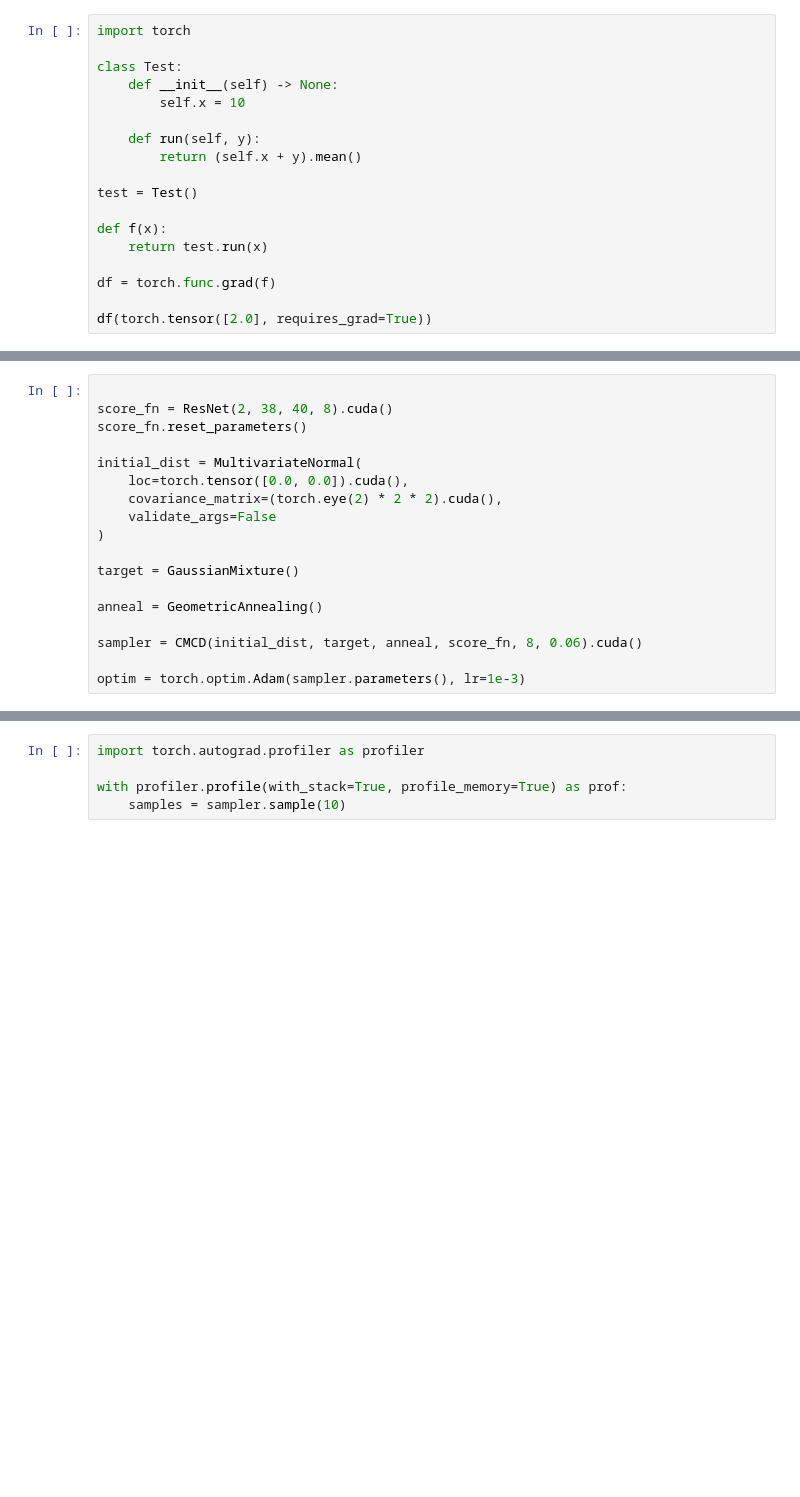
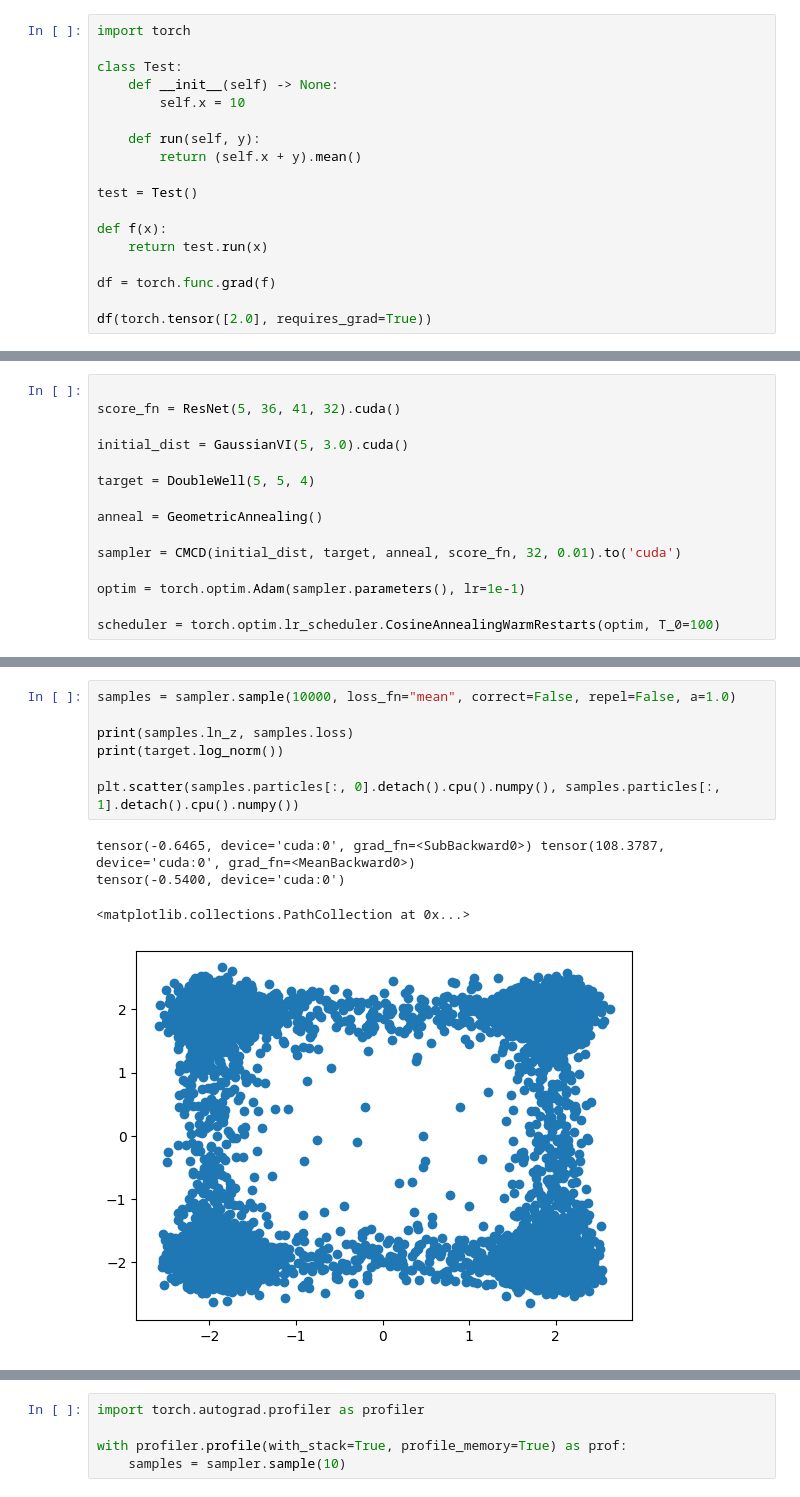
Before and after one commit to brianlck/dissertation, a Jupyter notebook: test.ipynb, the cells around one changed output, grey strips where cells are left out. Saved outputs shown, nothing was run; the diff lists cells and outputs as text; blank space fills up the shorter version.

```diff
--- a/test.ipynb
+++ b/test.ipynb
@@ -37,18 +103,15 @@ from torch.distributions import MultivariateNormal
 # %%
 
-score_fn = ResNet(2, 38, 40, 8).cuda()
-score_fn.reset_parameters()
+score_fn = ResNet(5, 36, 41, 32).cuda()
 
-initial_dist = MultivariateNormal(
-    loc=torch.tensor([0.0, 0.0]).cuda(),
-    covariance_matrix=(torch.eye(2) * 2 * 2).cuda(),
-    validate_args=False
-)
+initial_dist = GaussianVI(5, 3.0).cuda()
 
-target = GaussianMixture()
+target = DoubleWell(5, 5, 4)
 
 anneal = GeometricAnnealing()
 
-sampler = CMCD(initial_dist, target, anneal, score_fn, 8, 0.06).cuda()
+sampler = CMCD(initial_dist, target, anneal, score_fn, 32, 0.01).to('cuda')
 
-optim = torch.optim.Adam(sampler.parameters(), lr=1e-3)
+optim = torch.optim.Adam(sampler.parameters(), lr=1e-1)
+
+scheduler = torch.optim.lr_scheduler.CosineAnnealingWarmRestarts(optim, T_0=100)
@@ -58,0 +118,12 @@ optim = torch.optim.Adam(sampler.parameters(), lr=1e-3)
+# %%
+samples = sampler.sample(10000, loss_fn="mean", correct=False, repel=False, a=1.0)
+
+print(samples.ln_z, samples.loss)
+print(target.log_norm())
+
+plt.scatter(samples.particles[:, 0].detach().cpu().numpy(), samples.particles[:, 1].detach().cpu().numpy())
+# %% [output]
+tensor(-0.6465, device='cuda:0', grad_fn=<SubBackward0>) tensor(108.3787, device='cuda:0', grad_fn=<MeanBackward0>)
+tensor(-0.5400, device='cuda:0')
+<matplotlib.collections.PathCollection at 0x...>
+[figure, added]
```
Also changed, not shown: parts of 30 cells of this notebook, 23 other files.
